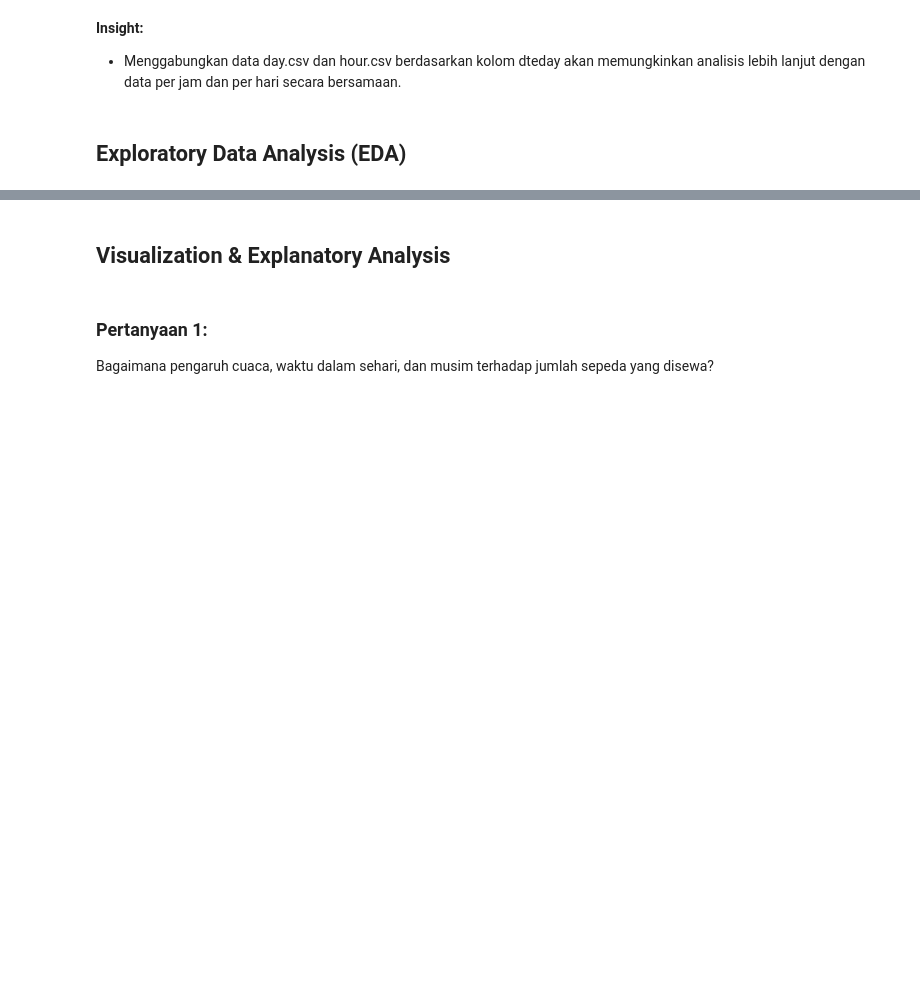
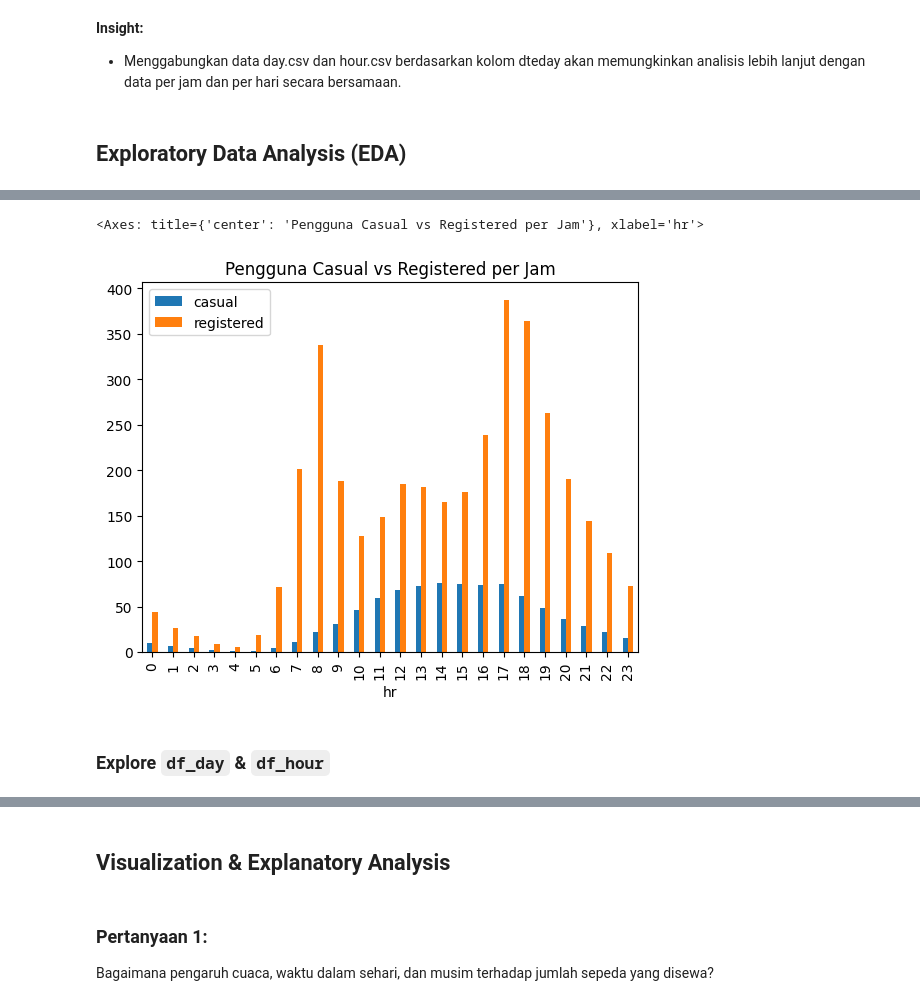
Before and after one commit to maulanycitra/Proyek-Analisis-Data-Dicoding, a Jupyter notebook: Proyek_Analisis_Data_Maulany_Citra_Pandini.ipynb, the cells around one changed output, grey strips where cells are left out. Saved outputs shown, nothing was run; the diff lists cells and outputs as text; code cells hidden in the pictures; blank space fills up the shorter version.

```diff
--- a/Proyek_Analisis_Data_Maulany_Citra_Pandini.ipynb
+++ b/Proyek_Analisis_Data_Maulany_Citra_Pandini.ipynb
@@ -230,0 +339,11 @@ Name: cnt_y, dtype: float64
+# %%
+# Perbandingan pengguna casual dan registered per jam
+df_hour.groupby("hr").agg({
+    "casual": "mean",
+    "registered": "mean"
+}).plot(kind="bar", title="Pengguna Casual vs Registered per Jam")
+# %% [output]
+<Axes: title={'center': 'Pengguna Casual vs Registered per Jam'}, xlabel='hr'>
+[figure, added]
+# %% [markdown]
+### Explore `df_day` & `df_hour`
```
Also changed, not shown: parts of 38 cells of this notebook.
